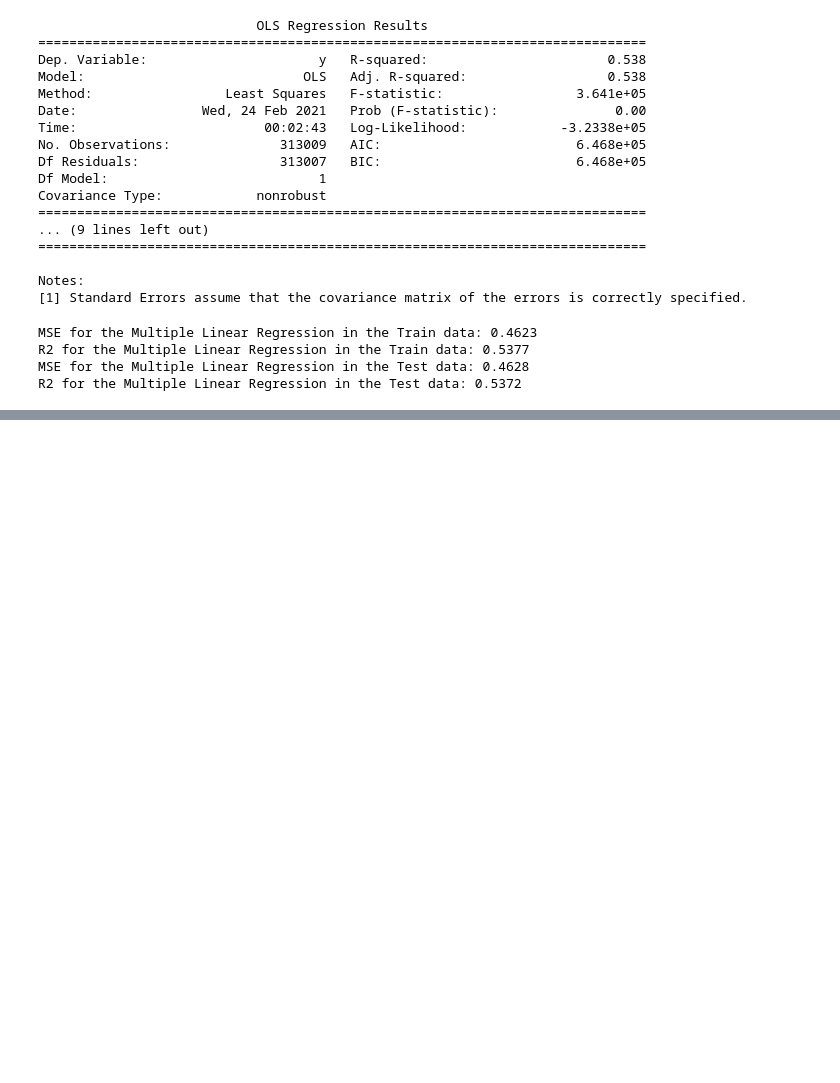
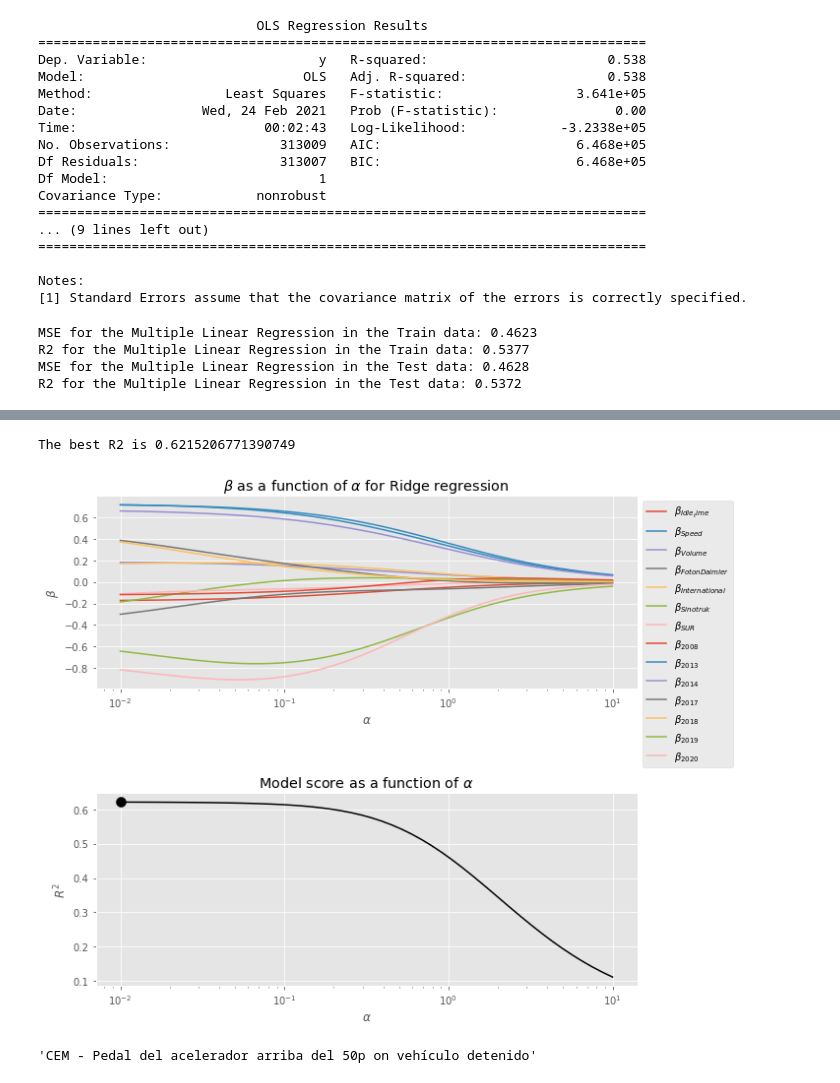
Before and after one commit to rgamerosl/capstone-project, a Jupyter notebook: final_remarks.ipynb, the cells around one changed output, grey strips where cells are left out. Cells and saved outputs as stored; diff of their text form; code cells hidden in the pictures; blank space fills up the shorter version.

```diff
--- a/final_remarks.ipynb
+++ b/final_remarks.ipynb
@@ -518,0 +655,16 @@ R2 for the Multiple Linear Regression in the Test data: 0.5372
+# %%
+column_names =  data_train.columns[data_train.columns != 'liters_per_hour']
+
+alphas, coefs, scores = get_ridge_lasso_coeff(X_train,y_train,-2,1, reg='Ridge',cv=True)
+fig, ax = plt.subplots(2,1,figsize=(10,8))
+plot_alpha_v_coef(ax[0], alphas, coefs, column_names, method='Ridge')
+plot_alpha_v_scores(ax[1], alphas, scores)
+fig.tight_layout()
+fig.savefig(f'figures/Ridge_coefficients.png')
+# %% [output]
+The best R2 is 0.6215206771390749
+[figure, added]
+# %%
+data_train.columns[10]
+# %% [output]
+'CEM - Pedal del acelerador arriba del 50p on vehículo detenido'
```
Also changed, not shown: parts of 11 cells of this notebook.
